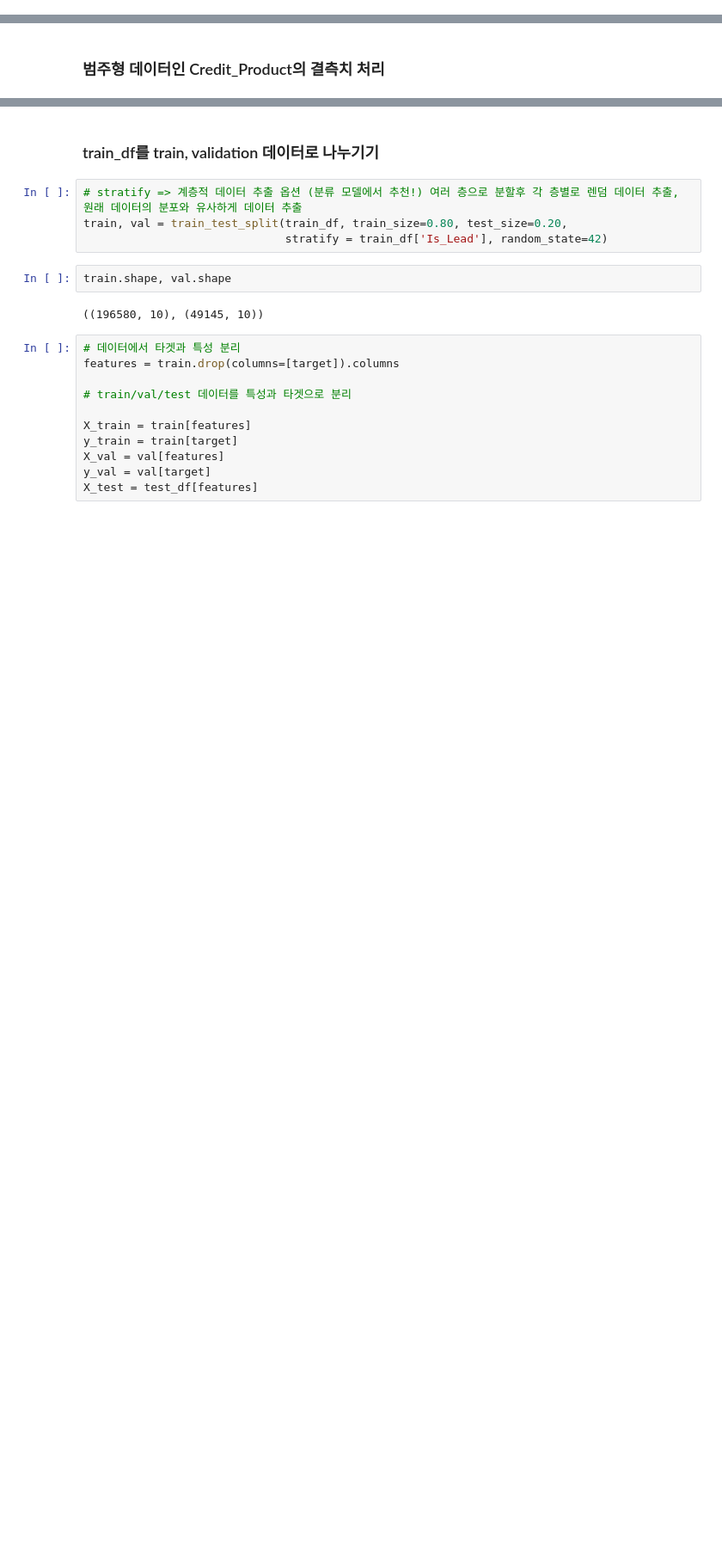
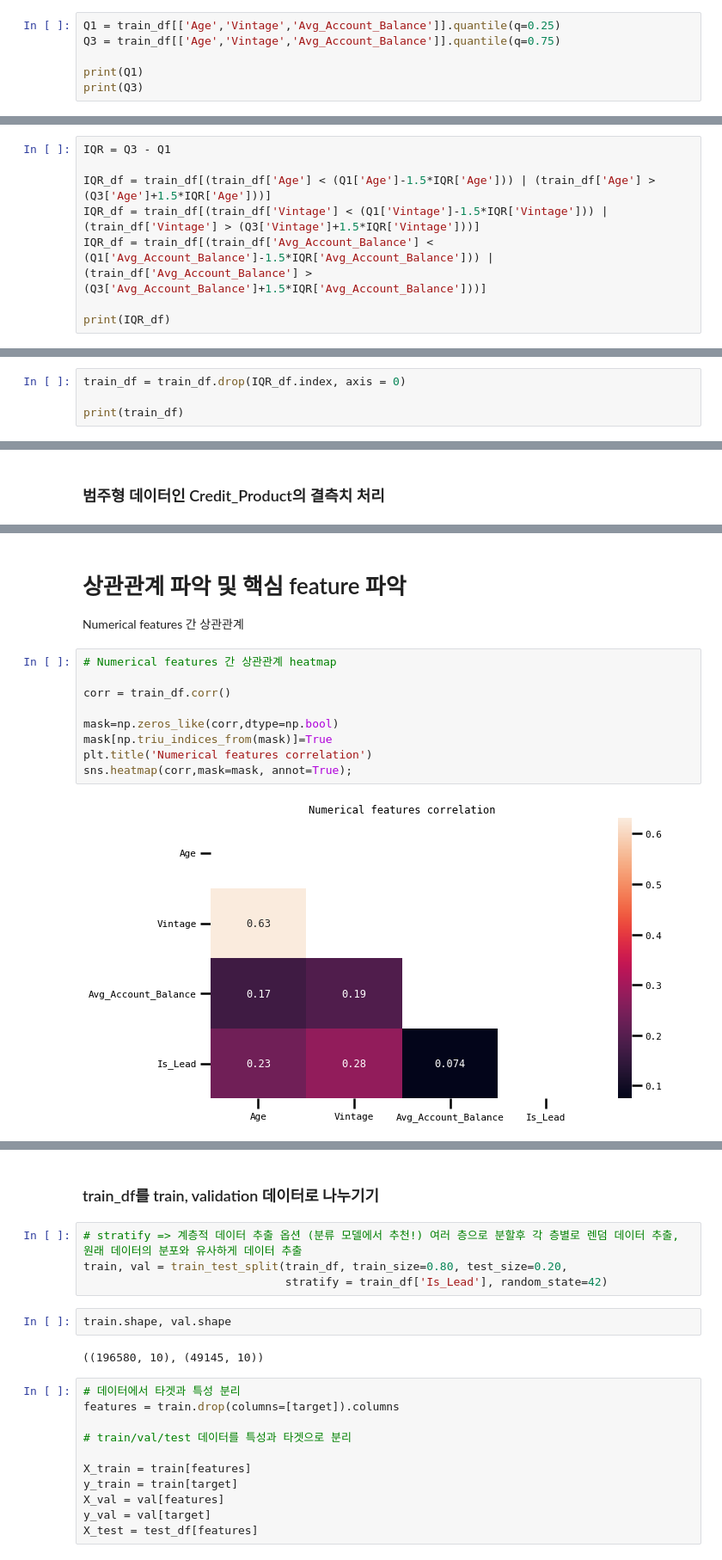
Before and after one commit to Oksusudom/Python_Learning, a Jupyter notebook: improvement.ipynb, the cells around one changed output, grey strips where cells are left out. Shown at 86% size. Saved outputs shown, nothing was run; the diff lists cells and outputs as text; blank space fills up the shorter version.

```diff
--- a/improvement.ipynb
+++ b/improvement.ipynb
@@ -443,0 +507,6 @@ Name: Is_Lead, dtype: float64
+# %%
+Q1 = train_df[['Age','Vintage','Avg_Account_Balance']].quantile(q=0.25)
+Q3 = train_df[['Age','Vintage','Avg_Account_Balance']].quantile(q=0.75)
+
+print(Q1)
+print(Q3)
@@ -443,0 +522,8 @@ Name: Is_Lead, dtype: float64
+# %%
+IQR = Q3 - Q1
+
+IQR_df = train_df[(train_df['Age'] < (Q1['Age']-1.5*IQR['Age'])) | (train_df['Age'] > (Q3['Age']+1.5*IQR['Age']))]
+IQR_df = train_df[(train_df['Vintage'] < (Q1['Vintage']-1.5*IQR['Vintage'])) | (train_df['Vintage'] > (Q3['Vintage']+1.5*IQR['Vintage']))]
+IQR_df = train_df[(train_df['Avg_Account_Balance'] < (Q1['Avg_Account_Balance']-1.5*IQR['Avg_Account_Balance'])) | (train_df['Avg_Account_Balance'] > (Q3['Avg_Account_Balance']+1.5*IQR['Avg_Account_Balance']))]
+
+print(IQR_df)
@@ -443,0 +548,4 @@ Name: Is_Lead, dtype: float64
+# %%
+train_df = train_df.drop(IQR_df.index, axis = 0)
+
+print(train_df)
@@ -462,0 +589,15 @@ cardinality가 높은 Region_Code feature를 삭제하고 진행하거나 LGBM
+# %% [markdown]
+# 상관관계 파악 및 핵심 feature 파악
+
+Numerical features 간 상관관계
+# %%
+# Numerical features 간 상관관계 heatmap
+
+corr = train_df.corr()
+
+mask=np.zeros_like(corr,dtype=np.bool)
+mask[np.triu_indices_from(mask)]=True
+plt.title('Numerical features correlation')
+sns.heatmap(corr,mask=mask, annot=True);
+# %% [output]
+[figure, added]
```
Also changed, not shown: parts of 30 cells of this notebook.
